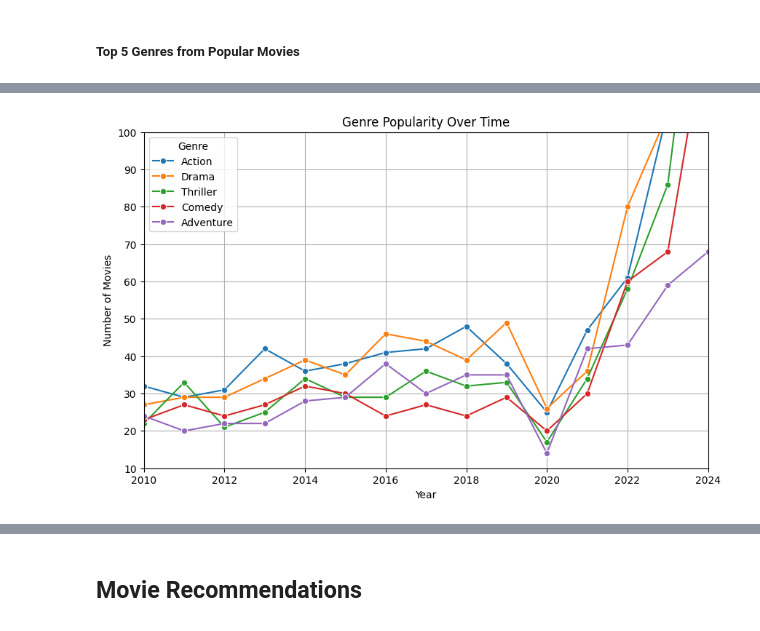
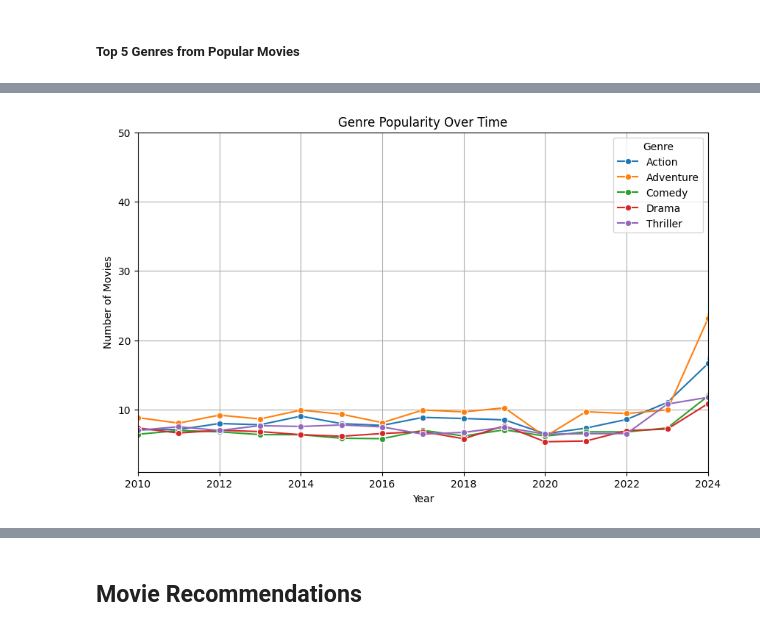
Before and after one commit to Tunchiie/GenreGenie, a Jupyter notebook: movie_recs.ipynb, the cells around one changed output, grey strips where cells are left out. Drawn from its saved outputs; the diff is of its cells as text; code cells hidden in the pictures.

```diff
--- a/movie_recs.ipynb
+++ b/movie_recs.ipynb
@@ -113,25 +113,27 @@ movies_db['release_year'] = movies_db['release_year'].apply(lambda x : int(x) if
 # %%
 url = "https://api.themoviedb.org/3/genre/movie/list?language=en"
 
-headers = {
+authorization = {
     "accept": "application/json",
     "Authorization": F'Bearer {os.getenv('BEARER_TOKEN')}'
 }
 
 try:
-    response = requests.get(url, headers=headers)
+    response = requests.get(url, headers=authorization)
 
     response.raise_for_status()
 
+except requests.RequestException as e:
+    print(f"[ERROR] Failed to fetch genres: {e}")
+
+else:
     genre_dict = pd.DataFrame(response.json()['genres'] )
 
     genre_dict.set_index('id', inplace=True)
-except requests.RequestException as e:
-    print(f"[ERROR] Failed to fetch genres: {e}")
 # %%
 def find_genre(genre_list=[]):
     try:
-        return [genre_dict.loc[gid]['name'] for gid in genre_list]
+        return sorted([genre_dict.loc[gid]['name'] for gid in genre_list])
     except KeyError:
         return []
 # %%
@@ -189,18 +194,20 @@ plt.show()
 # %%
 target_genres = {}
-def contains_genres(genre_list,all):
+
+def contains_genres(genre_list,all=True):
     # Make sure the list of genres required are in the right format
     new_target_genres = set(genre.capitalize() for genre in target_genres)
     if all:
         return new_target_genres.issubset(set(genre_list))
     else:
-        return any(item in genres for item in new_target_genres)
+        return any(item in genre_list for item in new_target_genres)
 # %%
 target_genres = set(top_genres.index)
-is_target = pd.DataFrame(movies_db['genre'].apply(contains_genres))
+is_target = pd.DataFrame(movies_db['genre'].apply(contains_genres, args=(False,)))
 top_movies = movies_db[is_target['genre'] == True].copy()
 top_movies['genre'] = top_movies['genre'].apply(lambda x: [genre.capitalize() \
                                                            for genre in x if genre.capitalize() in target_genres])
 top_movies = top_movies.explode('genre')
-grouped_year = pd.DataFrame(top_movies.groupby(['release_year', 'genre'], as_index=False)['title'].count())
+grouped_year = pd.DataFrame(top_movies.groupby(['release_year', 'genre'], as_index=False).agg({'popularity' : 'mean', 'title' :'count'}))
 grouped_year.rename({'title':'count'}, axis=1, inplace=True)
+grouped_year.head(5)
@@ -207,16 +221,16 @@ grouped_year.rename({'title':'count'}, axis=1, inplace=True)
 # %%
 plt.figure(figsize=(10, 6))
-sns.lineplot(data=grouped_year, x="release_year", y="count", hue="genre", marker="o")
+sns.lineplot(data=grouped_year, x="release_year", y="popularity", hue="genre", marker="o")
 plt.xlabel("Year")
 plt.ylabel("Number of Movies")
 plt.title("Genre Popularity Over Time")
 plt.legend(title="Genre")
 plt.xlim(2010, 2024)
-plt.ylim(10,100)
+plt.ylim(1, 50)
 plt.grid(True)
 plt.show()
 # %% [output]
-[figure, old version]
+[figure, new version]
 # %%
 plt.figure(figsize=(10, 6))
 sns.histplot(data=movies_db, x='vote_average', bins=4, color='skyblue')
```
Also changed, not shown: parts of 43 cells of this notebook, 2 other files.
